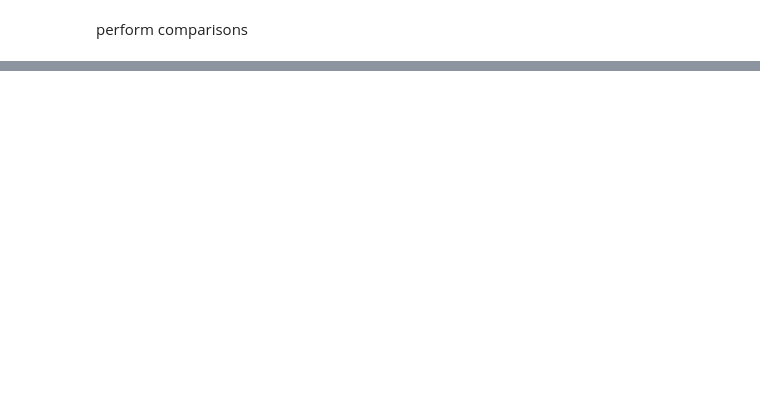
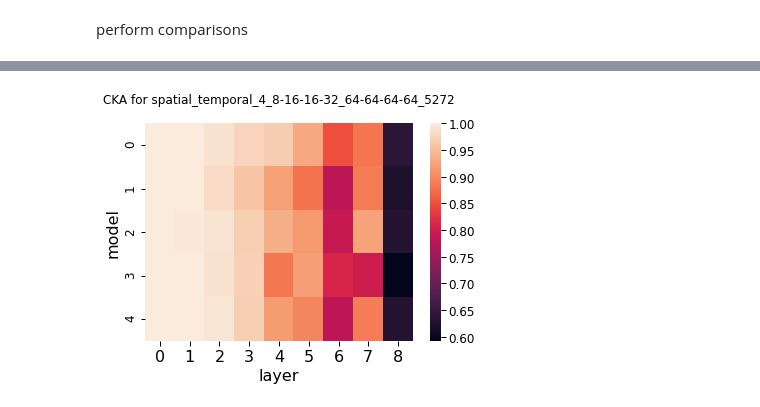
Before and after one commit to amathislab/DeepDraw, a Jupyter notebook: single_cell/02 CKA.ipynb, the cells around one changed output, grey strips where cells are left out. Saved outputs shown, nothing was run; the diff lists cells and outputs as text; code cells hidden in the pictures; blank space fills up the shorter version.

```diff
--- a/single_cell/02 CKA.ipynb
+++ b/single_cell/02 CKA.ipynb
@@ -43,12 +43,12 @@ modelinfo = dict({'type': 'S',
             'color': 'C0',
             'control_cmap': 'Purples_r'})
 
-runinfo = RunInfo({'expid': 1, #internal experiment id
+runinfo = RunInfo({'expid': 102, #internal experiment id
                    'datafraction': 0.5,
                    'randomseed': 2000,
                    'randomseed_traintest': 42,
                    'dirr2threshold': 0.2,
                    'verbose': 0,
-                   'model_experiment_id': 4 #as per Pranav's model generation
-                   'basedatafolder' : '/mnt/data/random_controls'
+                   'model_experiment_id': 4, #as per Pranav's model generation
+                   'basefolder' : '/mnt/data/random_controls/'
             })
@@ -102,3 +57,5 @@ def rsa_models_comp(model, runinfo):
+# %%
+n_instantiations = 5
 # %% [markdown]
 perform comparisons
 # %%
@@ -143,0 +105,8 @@ plt.close('all')
+# %%
+cka_ax = sns.heatmap(cka_matrix)
+cka_ax.set_xlabel('layer')
+cka_ax.set_ylabel('model')
+cka_ax.set_title('CKA for %s' %modelinfo['base'])
+fig = cka_ax.get_figure()
+# %% [output]
+[figure, added]
```
Also changed, not shown: parts of 3 cells of this notebook, 5 other files.
